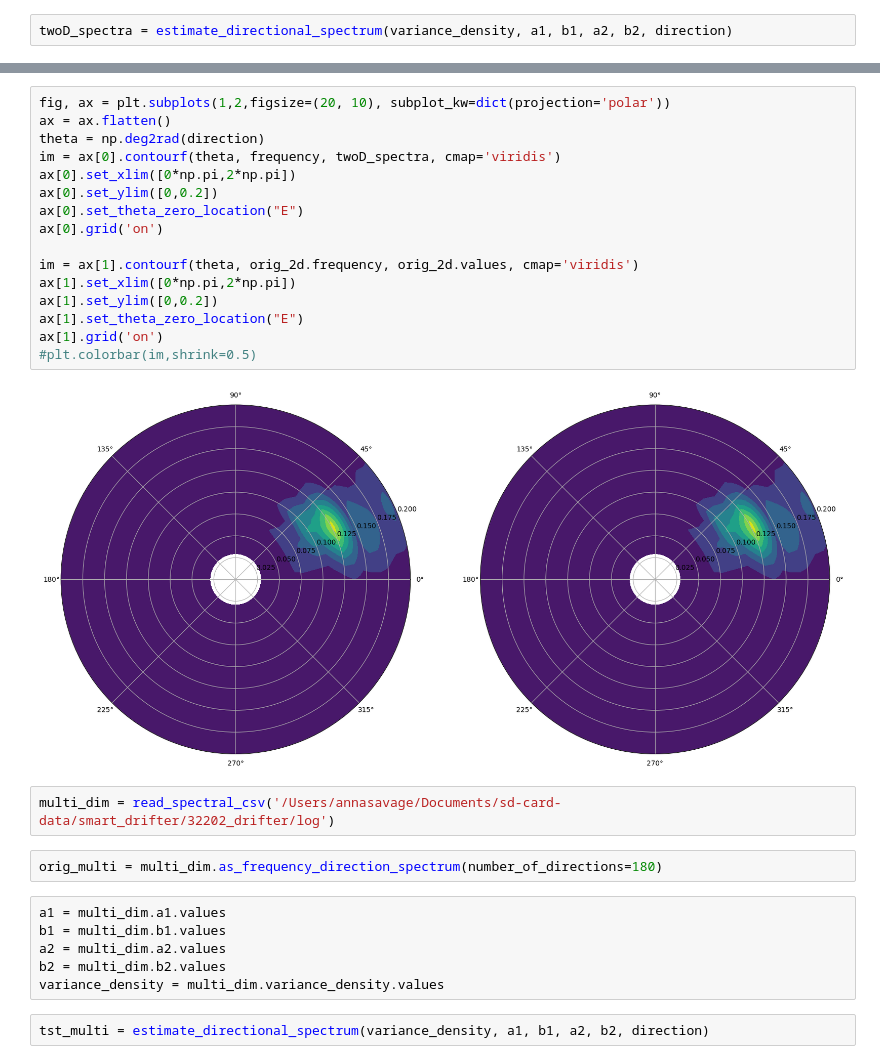
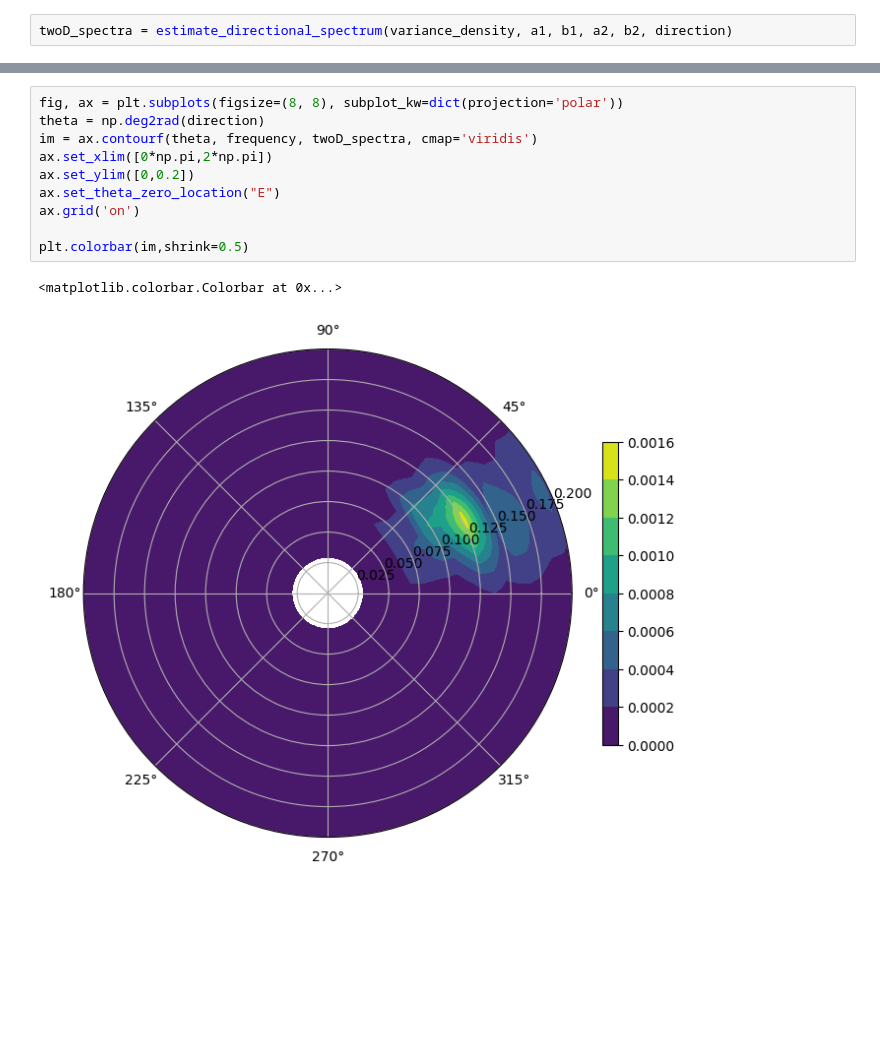
Before and after one commit to sofarocean/spotter-analysis-examples, a Jupyter notebook: directional_wave_spectra_example.ipynb, the cells around one changed output, grey strips where cells are left out. Cells and saved outputs as stored; diff of their text form; blank space fills up the shorter version.

```diff
--- a/directional_wave_spectra_example.ipynb
+++ b/directional_wave_spectra_example.ipynb
@@ -767,30 +742,13 @@ orig_2d = Spec.as_frequency_direction_spectrum(number_of_directions=180)
 # %%
-fig, ax = plt.subplots(1,2,figsize=(20, 10), subplot_kw=dict(projection='polar'))
-ax = ax.flatten()
+fig, ax = plt.subplots(figsize=(8, 8), subplot_kw=dict(projection='polar'))
 theta = np.deg2rad(direction)
-im = ax[0].contourf(theta, frequency, twoD_spectra, cmap='viridis')
-ax[0].set_xlim([0*np.pi,2*np.pi])
-ax[0].set_ylim([0,0.2])
-ax[0].set_theta_zero_location("E")
-ax[0].grid('on')
+im = ax.contourf(theta, frequency, twoD_spectra, cmap='viridis')
+ax.set_xlim([0*np.pi,2*np.pi])
+ax.set_ylim([0,0.2])
+ax.set_theta_zero_location("E")
+ax.grid('on')
 
-im = ax[1].contourf(theta, orig_2d.frequency, orig_2d.values, cmap='viridis')
-ax[1].set_xlim([0*np.pi,2*np.pi])
-ax[1].set_ylim([0,0.2])
-ax[1].set_theta_zero_location("E")
-ax[1].grid('on')
-#plt.colorbar(im,shrink=0.5)
+plt.colorbar(im,shrink=0.5)
 # %% [output]
+<matplotlib.colorbar.Colorbar at 0x...>
-[figure, old version]
+[figure, new version]
-# %%
-multi_dim = read_spectral_csv('/Users/annasavage/Documents/sd-card-data/smart_drifter/32202_drifter/log')
-# %%
-orig_multi = multi_dim.as_frequency_direction_spectrum(number_of_directions=180)
-# %%
-a1 = multi_dim.a1.values
-b1 = multi_dim.b1.values
-a2 = multi_dim.a2.values
-b2 = multi_dim.b2.values
-variance_density = multi_dim.variance_density.values
-# %%
-tst_multi = estimate_directional_spectrum(variance_density, a1, b1, a2, b2, direction)
```
Also changed, not shown: parts of 6 cells of this notebook, 1 other file.
